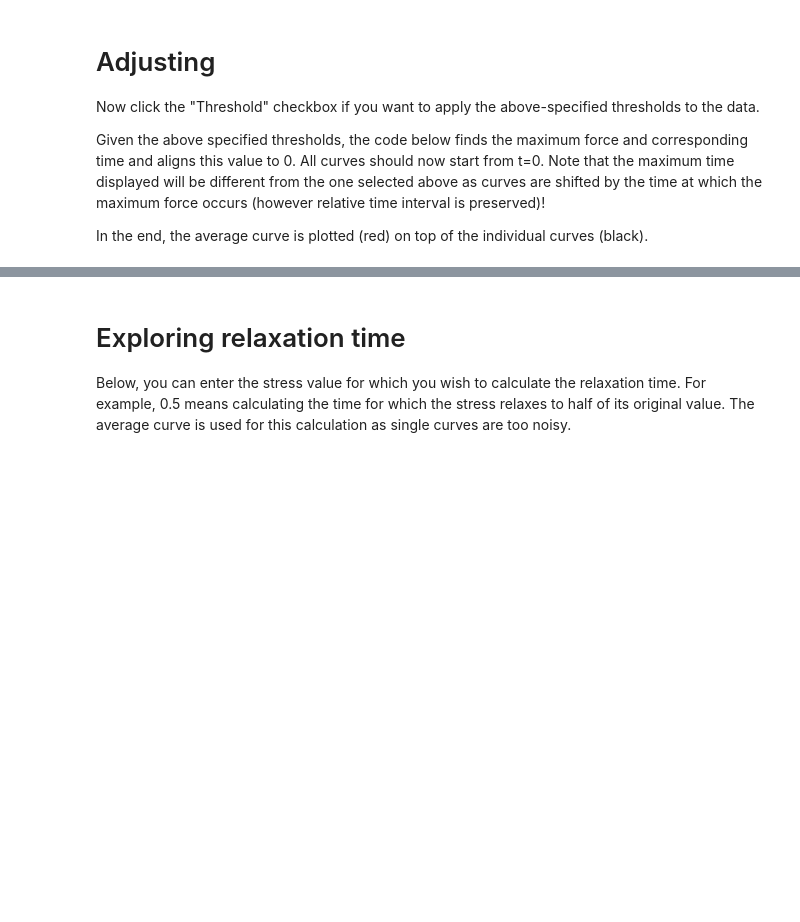
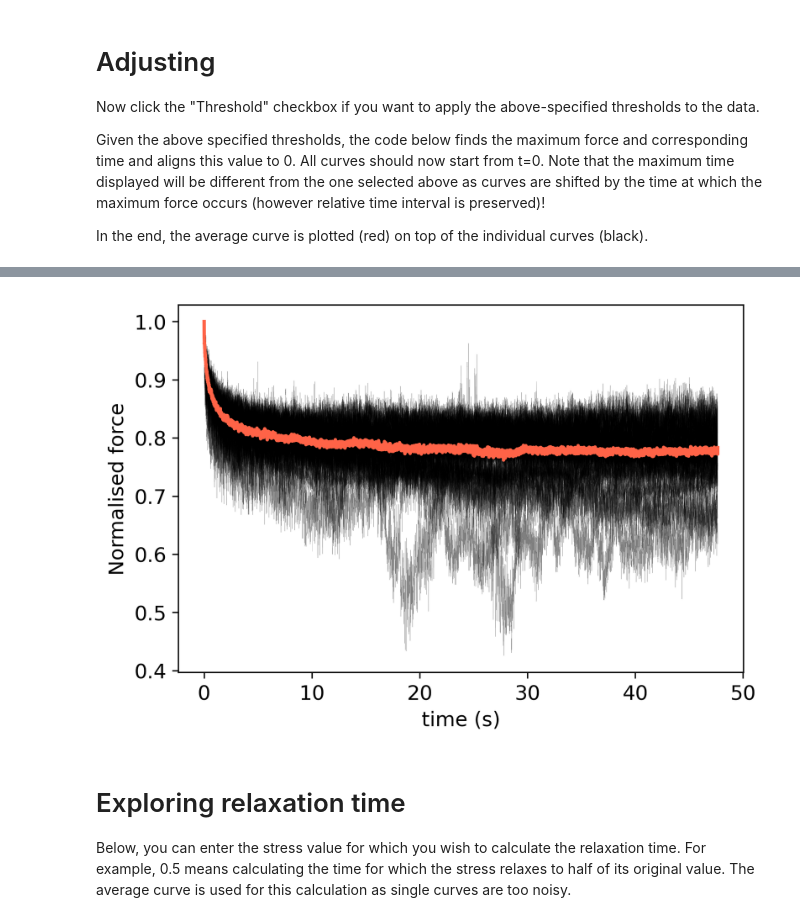
Before and after one commit to GiuseppeCiccone96/stressrelaxnano, a Jupyter notebook: main.ipynb, the cells around one changed output, grey strips where cells are left out. Cells and saved outputs as stored; diff of their text form; code cells hidden in the pictures; blank space fills up the shorter version.

```diff
--- a/main.ipynb
+++ b/main.ipynb
@@ -11,7 +12,7 @@ import pandas as pd
 #Setting plots parameters
 %matplotlib inline
 plt.rcParams['figure.dpi'] = 300
-plt.rcParams['font.size']= 15
+plt.rcParams['font.size']= 12
 plt.style.use("seaborn-colorblind")
 # %% [markdown]
 # Introduction
@@ -313,52 +301,55 @@ f_max = plot1w.kwargs["fmax"]#The maximum acceptable value for the max force (uN
 
 tall = []
 fall = []
-for _, file in enumerate(data):
-    curve=read_file(file)
-    z=curve[:,4]
-    f=curve[:,1]
-    t=curve[:,0]
+for i in range(len(data['curves'])):
+    raw_time = np.array(data['curves'][i]['raw_data']['raw_time'])
+    raw_force = np.array(data['curves'][i]['raw_data']['raw_force'])
+    for_force = np.array(data['curves'][i]['data']['F']) #for = forward segment
+    for_Z = np.array(data['curves'][i]['data']['Z'])
 
-    #Align curves to f=0
-    off = f[0]
+    #Offset force-time curves
+    off = raw_force[0] #first point
+    #if forst point is negative, align
     if off <0:
-        f = f-off
+        raw_force = raw_force-off
     else:
-        f = f
+        raw_force = raw_force
 
     #Clean data based on user-selected thresholds
     #NB: to be applied on raw data
-    fmax = max(f)
-    imaxf = np.argmin((f-fmax)**2)
+    fmax = max(raw_force)
+    imaxf = np.argmin((raw_force-fmax)**2)
 
     #plt.plot(t,f,c='k',lw=0.1) #all curves (check)
 
     if thresholdw.value is True:
-        if (fmax > f_max) or (fmax < f_min) or t[imaxf] > t_min:
+        if (fmax > f_max) or (fmax < f_min) or raw_time[imaxf] > t_min:
             continue
 
     #plt.plot(t,f,c='r',lw=0.1) #thresholded data to keep (check)
 
     #Align data to 0 and slice to user-selcted max time
-    itmax =np.argmin((t-t_max)**2)
+    itmax =np.argmin((raw_time-t_max)**2)
 
-    t=t[imaxf:itmax]-t[imaxf]
-    f=f[imaxf:itmax]
+    t=raw_time[imaxf:itmax]-raw_time[imaxf]
+    f=raw_force[imaxf:itmax]
 
     #plt.plot(t,f) (check)
 
     #normalise force
     f = f/max(f)
     tall.append(t)
     fall.append(f)
     plt.plot(t,f,alpha=0.5,lw=0.1,c='k')
 plt.xlabel('time (s)')
 plt.ylabel('Normalised force')
 
 # #Find and plot average curve
 t_av,f_av,f_err=getMedCurve(tall,fall,error=True)
 plt.errorbar(t_av,f_av,c='tomato',lw=2,alpha=1)
 plt.show()
+# %% [output]
+[figure, added]
 # %% [markdown]
 # Exploring relaxation time
 Below, you can enter the stress value for which you wish to calculate the relaxation time. For example, 0.5 means calculating the time for which the stress relaxes to half of its original value. The average curve is used for this calculation as single curves are too noisy.
```
Also changed, not shown: parts of 9 cells of this notebook.
